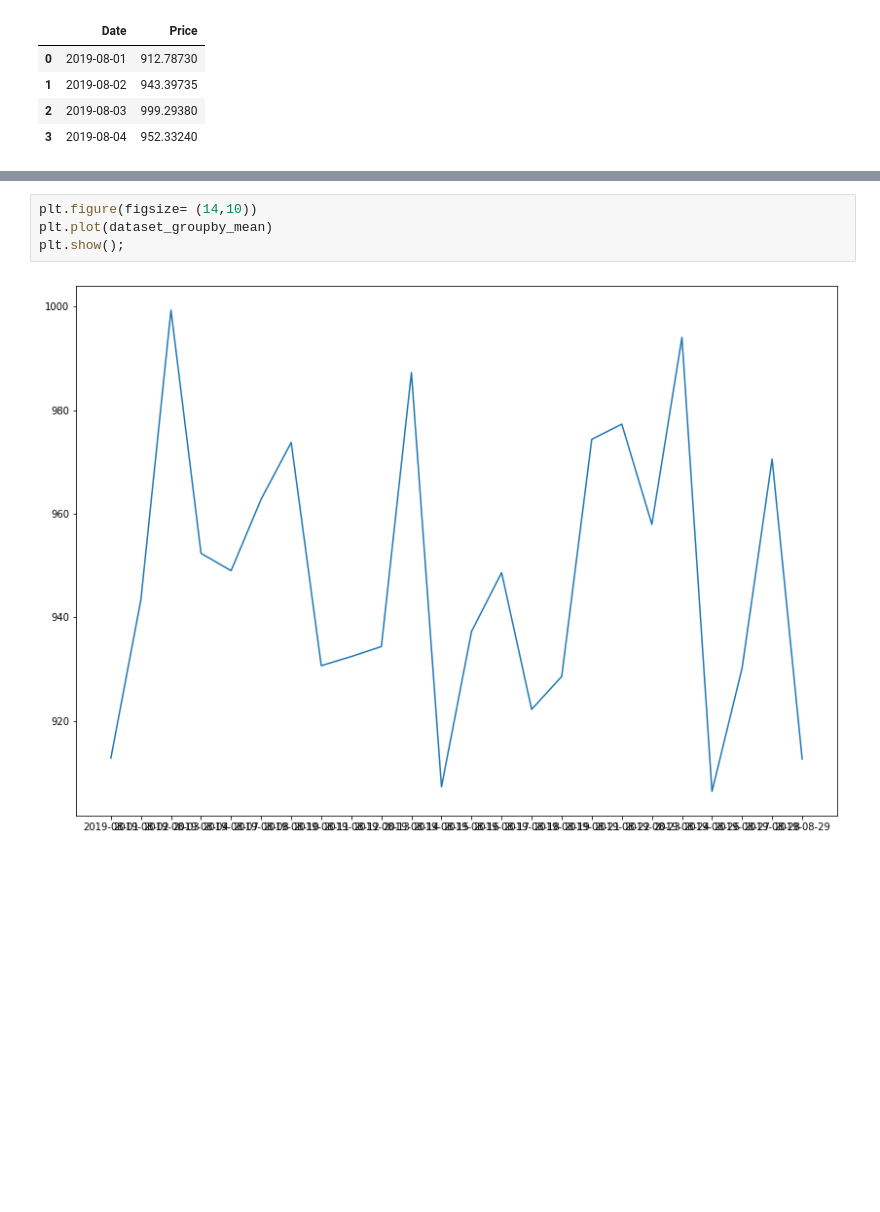
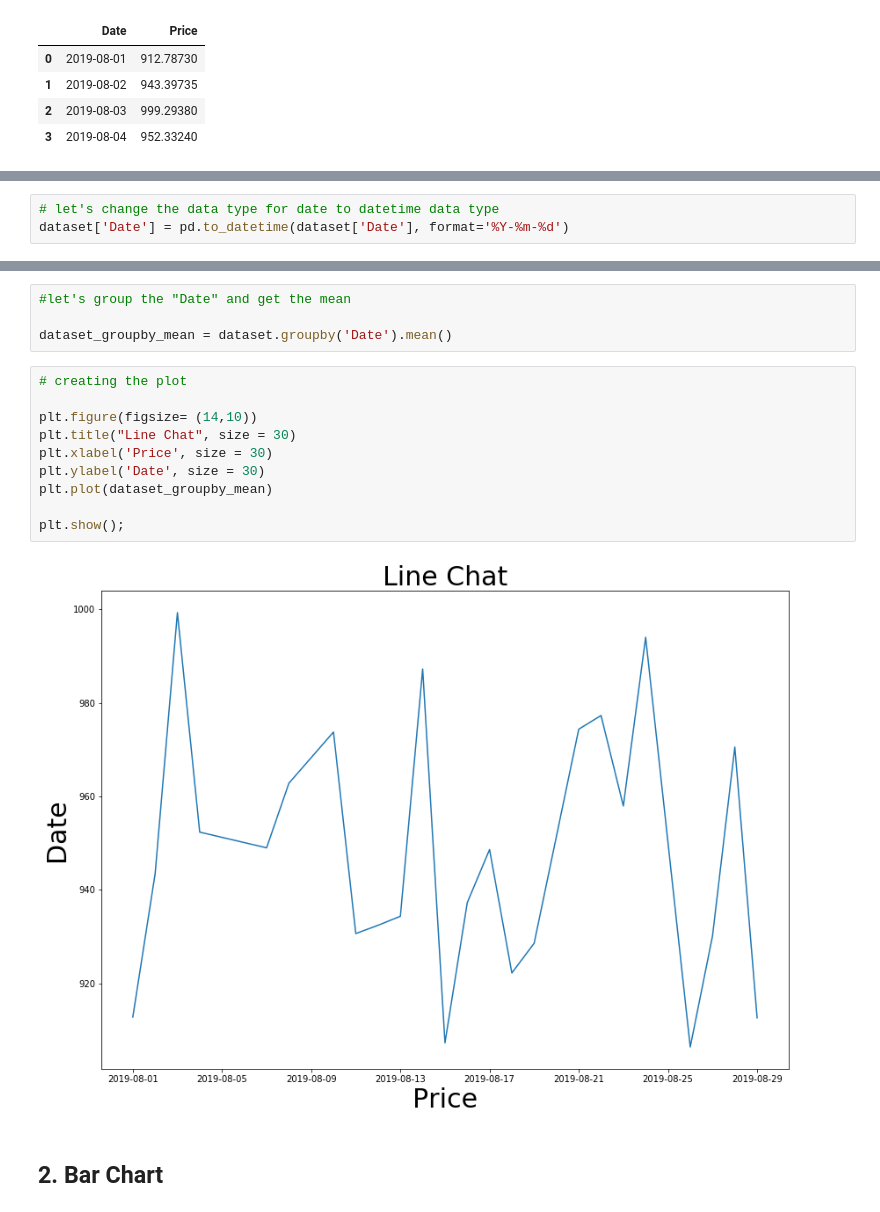
Before and after one commit to ayosamobitade/Exploratory-Data-Analytic-Projects, a Jupyter notebook: Visual Aids For Analysis/Visual Aids For EDA.ipynb, the cells around one changed output, grey strips where cells are left out. Drawn from its saved outputs; the diff is of its cells as text; blank space fills up the shorter version.

Commit message:
eda visuals

```diff
--- a/Visual Aids For Analysis/Visual Aids For EDA.ipynb
+++ b/Visual Aids For Analysis/Visual Aids For EDA.ipynb
@@ -35,0 +42,3 @@ dataset_groupby_mean = dataset.groupby(by = 'Date').mean()
+# %%
+# let's change the data type for date to datetime data type
+dataset['Date'] = pd.to_datetime(dataset['Date'], format='%Y-%m-%d')
@@ -36,6 +53,18 @@ dataset_groupby_mean = dataset.groupby(by = 'Date').mean()
+# %%
+#let's group the "Date" and get the mean
+
+dataset_groupby_mean = dataset.groupby('Date').mean()
 # %%
+# creating the plot
+
 plt.figure(figsize= (14,10))
+plt.title("Line Chat", size = 30)
+plt.xlabel('Price', size = 30)
+plt.ylabel('Date', size = 30)
 plt.plot(dataset_groupby_mean)
+
 plt.show();
 # %% [output]
-[figure, old version]
+[figure, new version]
+# %% [markdown]
+## 2. Bar Chart
```
Also changed, not shown: parts of 6 cells of this notebook.
